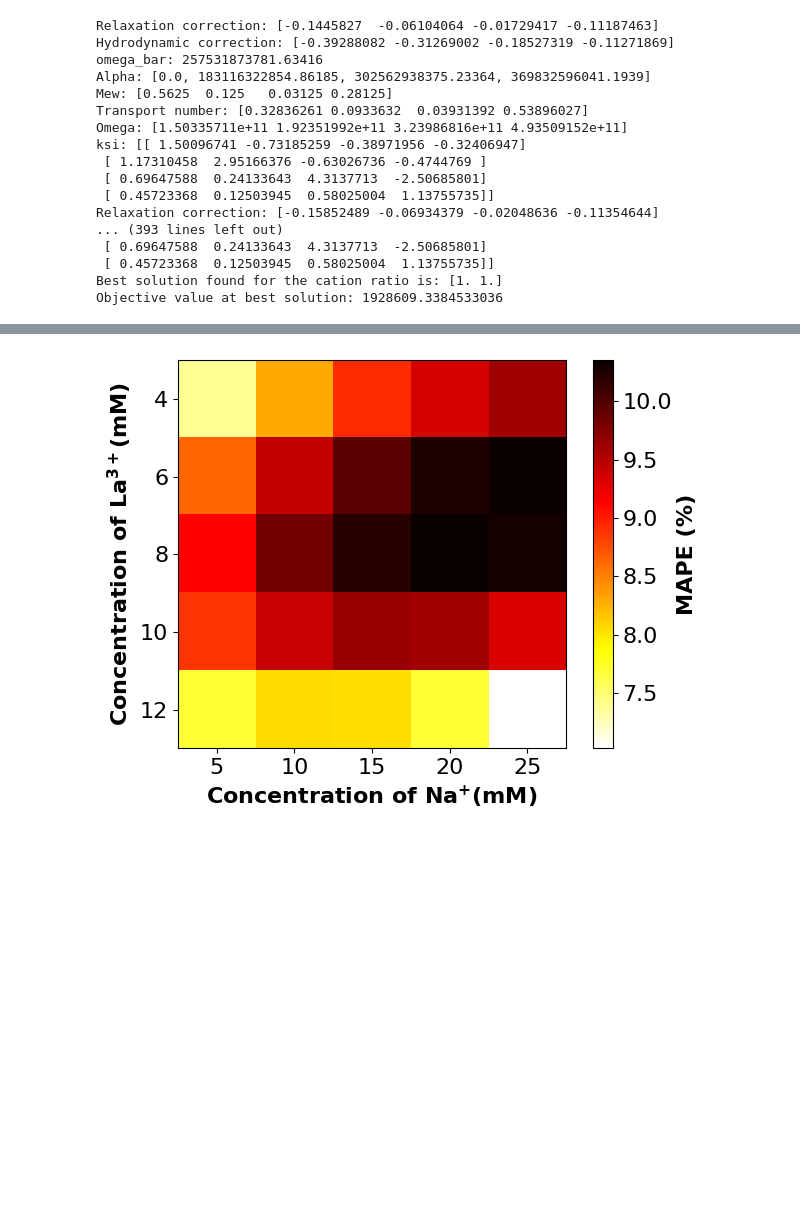
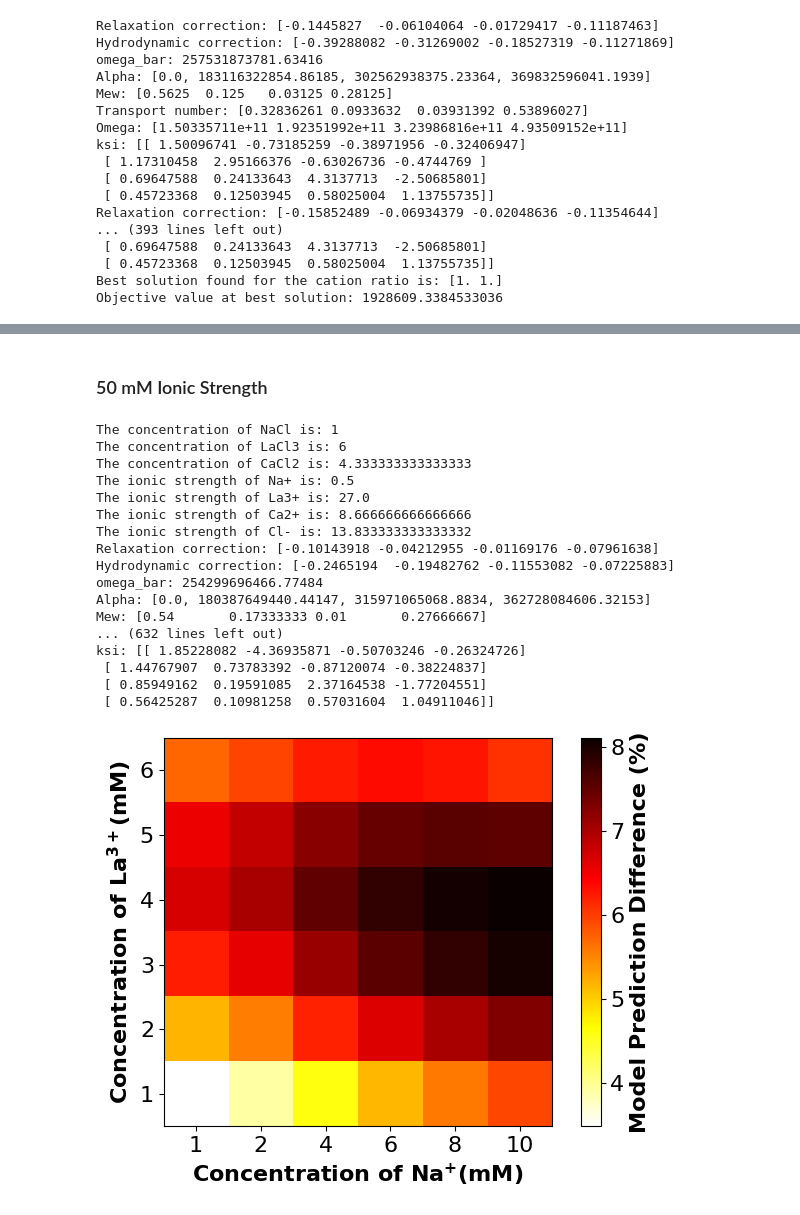
Before and after one commit to dowlinglab/salts-conductivity-modelling, a Jupyter notebook: Three-salt-experiments.ipynb, the cells around one changed output, grey strips where cells are left out. Saved outputs shown, nothing was run; the diff lists cells and outputs as text; code cells hidden in the pictures; blank space fills up the shorter version.

```diff
--- a/Three-salt-experiments.ipynb
+++ b/Three-salt-experiments.ipynb
@@ -377,33 +336,0 @@ ksi: [[ 1.50096741 -0.73185259 -0.38971956 -0.32406947]
-# %%
-fig = plt.figure()
-ax = fig.add_subplot(111, projection='3d')
-
-NaCl = np.array(conc_NaCl)
-CaCl2 = np.array(conc_CaCl2)
-LaCl3 = np.array(LaCl3_conc_raw)
-
-# Plot lines for MSA conductivity
-ax.plot3D(NaCl, CaCl2, msa_cond, color='blue', linewidth=2, label='MSA')
-
-# Plot lines for Shedlovsky conductivity with different style
-ax.plot3D(NaCl, CaCl2, variant_shed_cond, color='red', linestyle='--', linewidth=2, label='Variant Shedlovsky')
-
-ax.set_xlim(10, 0)
-ax.set_ylim(0, 10)
-# ax.set_xlim(60, 0)
-# ax.set_ylim(0, 60)
-
-ax.tick_params(axis='x', labelsize=10)
-ax.tick_params(axis='y', labelsize=10)
-ax.tick_params(axis='z', labelsize=10)
-ax.tick_params(direction="in",top=True, right=True)
-
-ax.set_title('Three-salt Conductivity Predictions', fontsize=12,fontweight='bold')
-ax.set_xlabel("NaCl Conc. (mM)", fontsize=12,fontweight='bold', labelpad=5)
-ax.set_ylabel("CaC$\mathbf{l_2}$ Conc. (mM)", fontsize=12,fontweight='bold', labelpad=5)
-ax.set_zlabel("Conductivity ($\mathbf{\mu}$S/cm)", fontsize=12,fontweight='bold', labelpad=5)
-ax.legend(prop={"weight":"bold"})
-plt.tight_layout()
-plt.savefig(".\Three_salts\msa_shed_case_min.png")
-# plt.savefig(".\Three_salts\msa_shed_case_max.png")
-plt.show()
@@ -621,19 +473,33 @@ def plot_heatmap(data, y_label, x_label, colorbar_label, figure_name):
     plt.tight_layout()
     plt.savefig(f"{figure_name}_three_salts_heat.png")
     plt.show()
-# %%
-input_output_array = np.asarray(residuals_percent)
-
-# X and Y axis labels
-x_label = "Concentration of Na$\mathbf{^{+}} (mM)$"
-y_label = "Concentration of La$\mathbf{^{3+}} (mM)$"
-
-# Draw A-optimality figure
-data_res = np.zeros((len(input_output_array), 3))
-data_res[:, 0] = na_conc_plot
-data_res[:, 1] = ca_conc_plot
-data_res[:, 2] = input_output_array[:, 0]
-
-plot_heatmap(data_res, y_label, x_label, "MAPE (%)", "ionic_str_100")
-# %% [output]
-[figure, removed]
+# %% [markdown]
+### 50 mM Ionic Strength
+# %%
+# desired ionic strength in mM
+ionic_strength_50 = 50
+
+# cation concentration in mM
+na_50 = [1, 2, 4, 6, 8, 10]
+la_50 = [6, 5, 4, 3, 2, 1]
+
+three_salts_conc(la_50, na_50, ionic_strength_50, "ionic_str_50")
+# %% [output]
+The concentration of NaCl is: 1
+The concentration of LaCl3 is: 6
+The concentration of CaCl2 is: 4.333333333333333
+The ionic strength of Na+ is: 0.5
+The ionic strength of La3+ is: 27.0
+The ionic strength of Ca2+ is: 8.666666666666666
+The ionic strength of Cl- is: 13.833333333333332
+Relaxation correction: [-0.10143918 -0.04212955 -0.01169176 -0.07961638]
+Hydrodynamic correction: [-0.2465194  -0.19482762 -0.11553082 -0.07225883]
+omega_bar: 254299696466.77484
+Alpha: [0.0, 180387649440.44147, 315971065068.8834, 362728084606.32153]
+Mew: [0.54       0.17333333 0.01       0.27666667]
+... (632 lines left out)
+ksi: [[ 1.85228082 -4.36935871 -0.50703246 -0.26324726]
+ [ 1.44767907  0.73783392 -0.87120074 -0.38224837]
+ [ 0.85949162  0.19591085  2.37164538 -1.77204551]
+ [ 0.56425287  0.10981258  0.57031604  1.04911046]]
+[figure, added]
```
Also changed, not shown: parts of 17 cells of this notebook, 16 other files.
